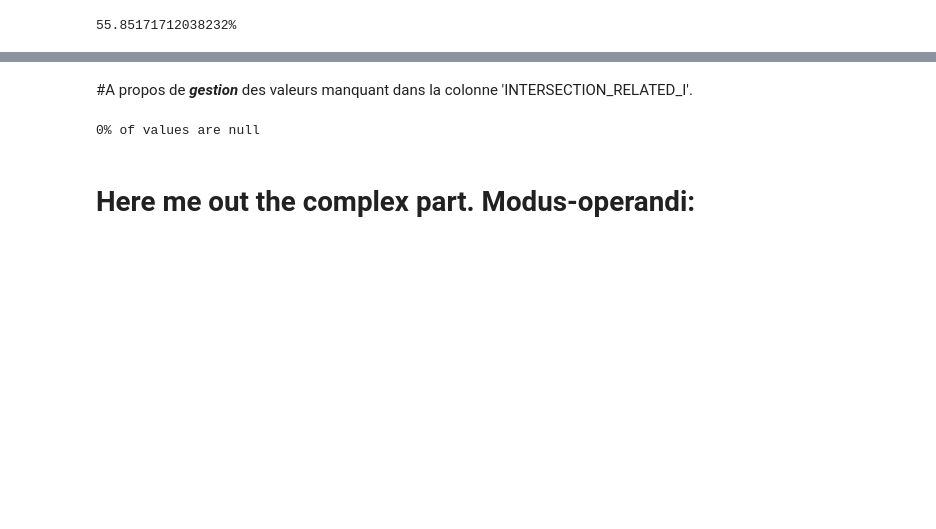
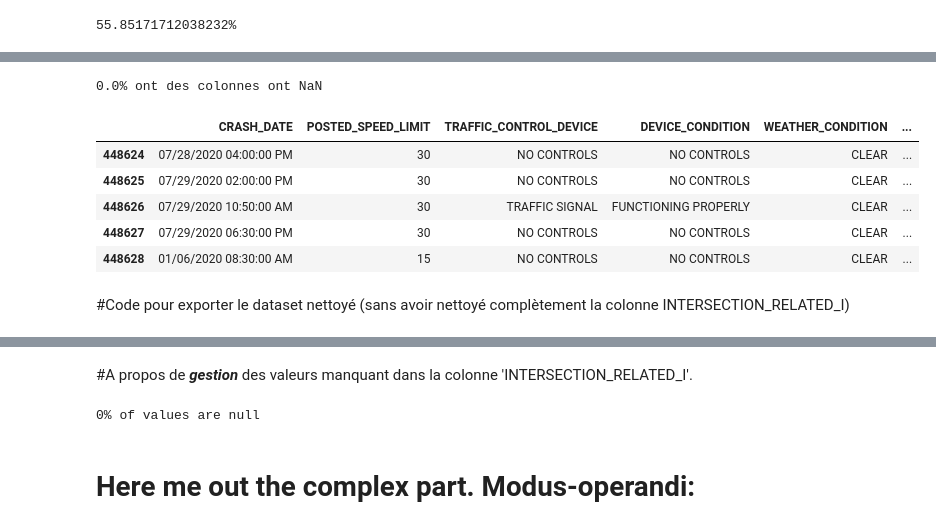
Before and after one commit to Crash-Analysis-Chicago/Chicago, a Jupyter notebook: Venkatesh/JDS_Venkatesh.ipynb, the cells around one changed output, grey strips where cells are left out. Drawn from its saved outputs; the diff is of its cells as text; code cells hidden in the pictures; blank space fills up the shorter version.

```diff
--- a/Venkatesh/JDS_Venkatesh.ipynb
+++ b/Venkatesh/JDS_Venkatesh.ipynb
@@ -177,0 +205,7 @@ sum(csv['LATITUDE'].isna().values)
+# %%
+# Il semble que WORK_ZONE_I ait des valeurs manquant, mais combien ?
+print('{}%'.format(csv['WORK_ZONE_I'].isna().sum()/len(csv)*100)) #99.3%
+# enlèvement
+csv = csv.drop('WORK_ZONE_I',axis=1)
+#sanity check
+print(np.unique(csv.columns == 'WORK_ZONE_I'))
@@ -177,0 +218,3 @@ sum(csv['LATITUDE'].isna().values)
+# %%
+#enlèvement
+csv = csv.drop(['WORK_ZONE_TYPE','WORKERS_PRESENT_I'],axis=1)
@@ -177,0 +244,5 @@ sum(csv['LATITUDE'].isna().values)
+# %%
+print('{} cells ont des valeurs NaN'.format(csv['MOST_SEVERE_INJURY'].isna().sum()))
+
+#enlèvement
+csv = csv.drop(csv.iloc[((np.where(csv['MOST_SEVERE_INJURY'].isna().values==True)))].index)
@@ -177,0 +314,11 @@ sum(csv['LATITUDE'].isna().values)
+# %%
+# vérifier combien de mondes, dont 'damage' est entre '$500 OR LESS', sont touché
+print('$500 OR LESS:\n',(csv['INJURIES_TOTAL'][csv['DAMAGE']=='$501 - $1,500']).value_counts())
+
+
+# en considerant les 3 dernieres cellules, cela implique clairement que les valeurs ont beaucoup de variance, donc
+# pour conclure: 'damage' et 'injuries_total' ne sont pas correlés. Et considerant que les valeurs NaN ne constituent que 0.2%, je vais l'enlever les 'rows'.
+
+csv = csv.drop(csv.iloc[((np.where(csv['INJURIES_TOTAL'].isna().values==True)))].index)
+#sanity check
+len(csv) #parfait
@@ -177,0 +365,16 @@ sum(csv['LATITUDE'].isna().values)
+# %%
+# Voyons voir les mots magiques
+print('{}% ont des colonnes ont NaN'.format(round(sum(csv.isna().any())/len(csv.columns)*100,2))) #C'EST BON! #ALL CAPS!: DONALD TRUMP'S INSPIRATIONS :D
+# %% [output]
+0.0% ont des colonnes ont NaN
+# %%
+csv.tail()
+# %% [output]
+|  | CRASH_DATE | POSTED_SPEED_LIMIT | TRAFFIC_CONTROL_DEVICE | DEVICE_CONDITION | WEATHER_CONDITION | ... |
+| 448624 | 07/28/2020 04:00:00 PM | 30 | NO CONTROLS | NO CONTROLS | CLEAR | ... |
+| 448625 | 07/29/2020 02:00:00 PM | 30 | NO CONTROLS | NO CONTROLS | CLEAR | ... |
+| 448626 | 07/29/2020 10:50:00 AM | 30 | TRAFFIC SIGNAL | FUNCTIONING PROPERLY | CLEAR | ... |
+| 448627 | 07/29/2020 06:30:00 PM | 30 | NO CONTROLS | NO CONTROLS | CLEAR | ... |
+| 448628 | 01/06/2020 08:30:00 AM | 15 | NO CONTROLS | NO CONTROLS | CLEAR | ... |
+# %% [markdown]
+#Code pour exporter le dataset nettoyé (sans avoir nettoyé complètement la colonne INTERSECTION_RELATED_I)
```
Also changed, not shown: parts of 39 cells of this notebook.
